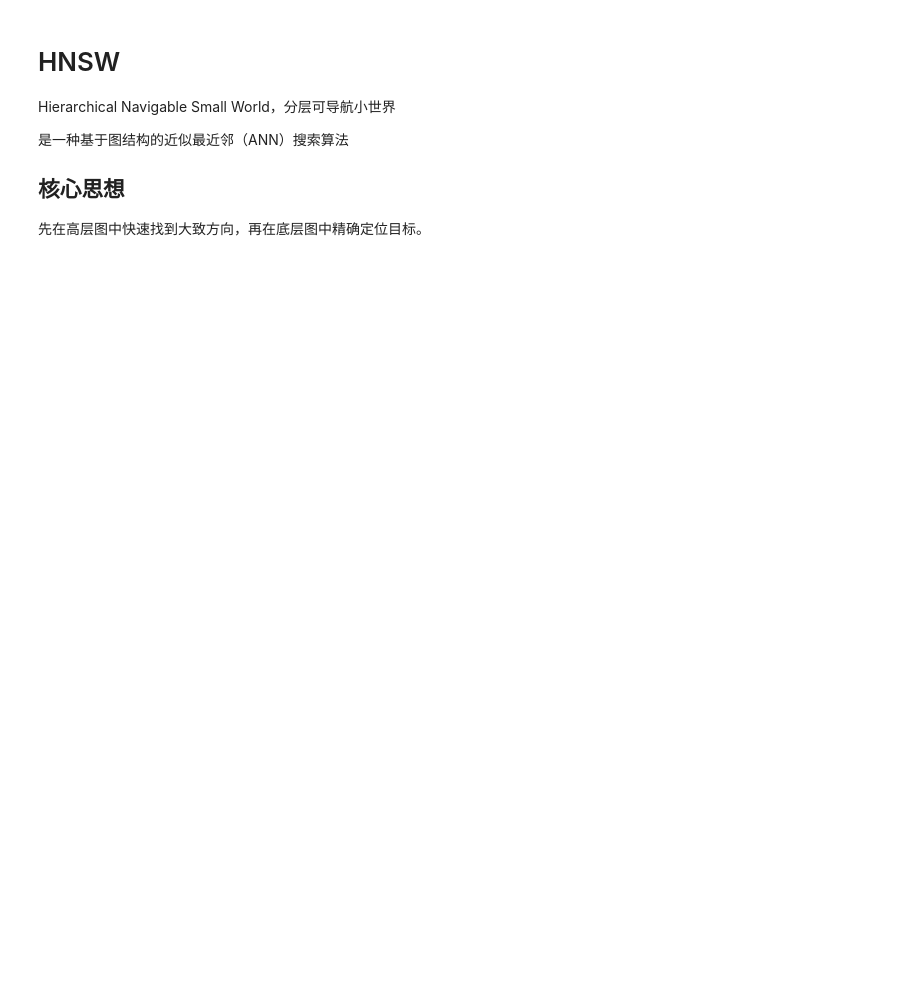
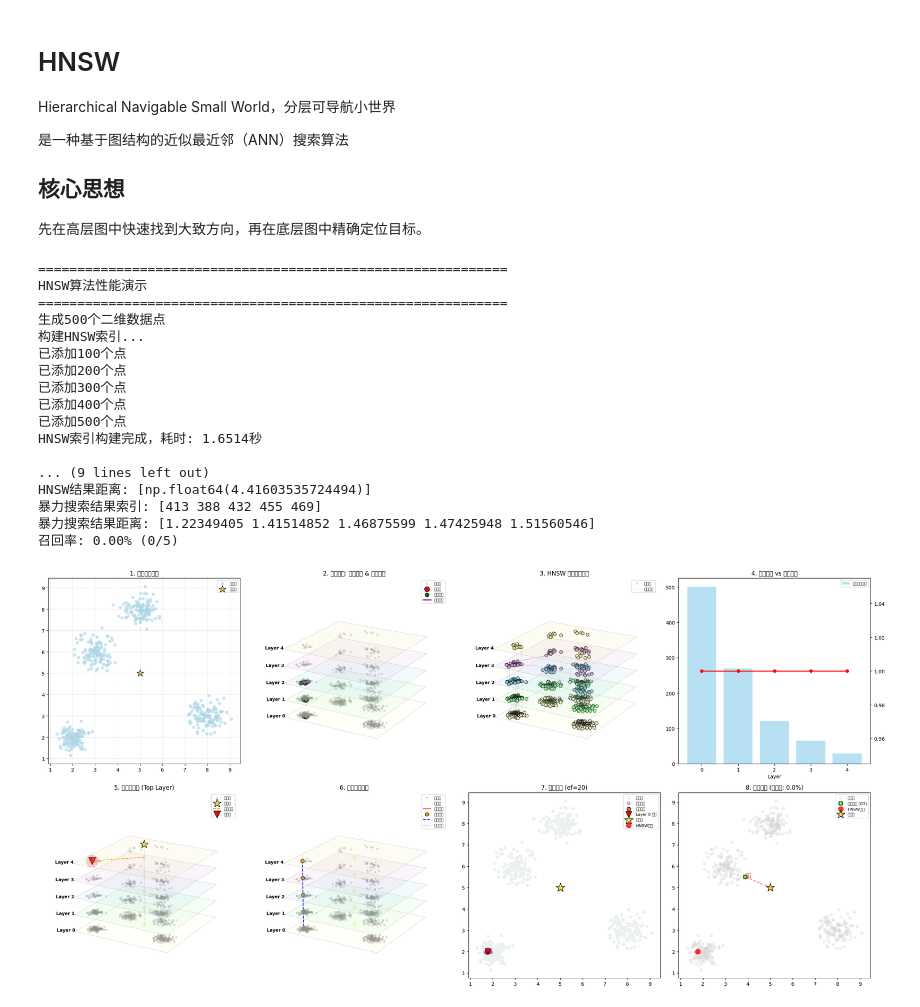
Before and after one commit to allen-shaw/ann, a Jupyter notebook: hnsw.ipynb, the cells around one changed output. Cells and saved outputs as stored; diff of their text form; code cells hidden in the pictures; blank space fills up the shorter version.

```diff
--- a/hnsw.ipynb
+++ b/hnsw.ipynb
@@ -210,0 +288,13 @@ class SimpleHNSW:
+# %%
+# 生成示例数据和可视化函数
+
+def generate_sample_data(n_samples=200, dim=2):
+    '''生成示例数据：4个分离的高斯分布Cluster'''
+
+    cluster1 = np.random.normal(loc=[2,2], scale=0.3, size=(n_samples//4, dim))
+    cluster2 = np.random.normal(loc=[8,3], scale=0.4, size=(n_samples//4, dim))
+    cluster3 = np.random.normal(loc=[5,8], scale=0.35, size=(n_samples//4, dim))
+    cluster4 = np.random.normal(loc=[3,6], scale=0.4, size=(n_samples - 3 * (n_samples//4), dim))
+
+    data = np.vstack([cluster1, cluster2, cluster3, cluster4])
+    return data
@@ -210,0 +564,25 @@ class SimpleHNSW:
+# %%
+# 1. 运行标准演示
+hnsw, data, query, hnsw_results, bf_results, search_path = demonstrate_hnsw_performance()
+
+# 2. 调用可视化
+visualize_hnsw(hnsw, query, hnsw_results, search_path)
+# %% [output]
+============================================================
+HNSW算法性能演示
+============================================================
+生成500个二维数据点
+构建HNSW索引...
+已添加100个点
+已添加200个点
+已添加300个点
+已添加400个点
+已添加500个点
+HNSW索引构建完成，耗时: 1.6514秒
+
+... (9 lines left out)
+HNSW结果距离: [np.float64(4.41603535724494)]
+暴力搜索结果索引: [413 388 432 455 469]
+暴力搜索结果距离: [1.22349405 1.41514852 1.46875599 1.47425948 1.51560546]
+召回率: 0.00% (0/5)
+[figure, added]
```
Also changed, not shown: parts of 5 cells of this notebook, 1 other file.
